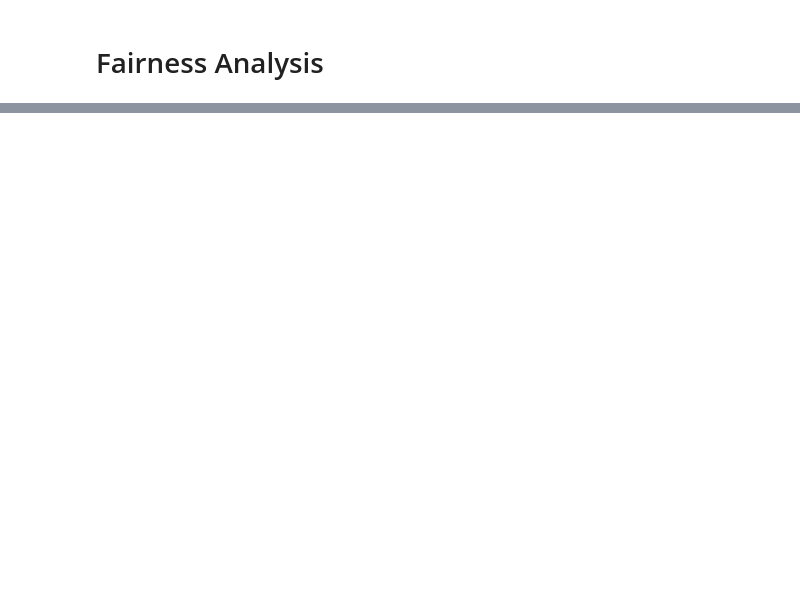
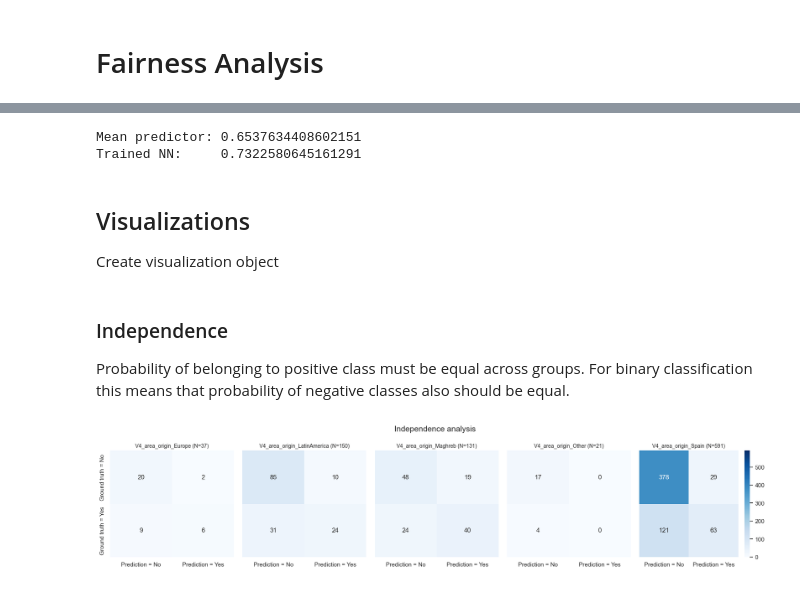
Before and after one commit to blclo/AlgorithmicFairness, a Jupyter notebook: src/evaluation/fairness_analysis.ipynb, the cells around one changed output, grey strips where cells are left out. Saved outputs shown, nothing was run; the diff lists cells and outputs as text; code cells hidden in the pictures; blank space fills up the shorter version.

Commit message:
fairness analysis script

```diff
--- a/src/evaluation/fairness_analysis.ipynb
+++ b/src/evaluation/fairness_analysis.ipynb
@@ -69,7 +31 @@ def load_model(experiment: dict):
-# %%
-biasAttribute = 'V4_area_origin'
-nrows, ncols, figsize = 2, 3, (20, 10)
-
-biasAttribute = 'V1_sex'
-nrows, ncols, figsize = 1, 2, (12, 4)
 # %% [markdown]
@@ -119,0 +82,29 @@ AutoEncoder(
+# %%
+mu      = experiment['data']['standardization']['mu']
+sigma   = experiment['data']['standardization']['sigma']
+
+sensitive_data = []
+preds, pred_probs, gt_labels, equals = [], [], [], []
+latent_test_representations = []
+
+with torch.no_grad():
+    for batch in tqdm.tqdm(iter(test_loader)):
+        inputs, labels = batch['data'].to(device), batch['label'].to(device)
+        sensitive_data.extend(batch['sensitive_data'])
+
+        # Standardize input
+        inputs = (inputs - mu) / sigma
+        # Get predictions
+        outputs = model(inputs)
+        y_pred = outputs['pred']
+        latent_test_representations.extend(outputs['z'])
+
+        # Store predictions
+        pred_probs.extend(y_pred)
+        preds.extend(y_pred >= 0.5)
+
+        # Store ground truth labels
+        gt_labels.extend(labels)
+
+preds, pred_probs, gt_labels = torch.stack(preds), torch.stack(pred_probs), torch.stack(gt_labels)
+latent_test_representations = torch.stack(latent_test_representations).cpu().numpy()
@@ -119,0 +118,22 @@ AutoEncoder(
+# %%
+print(f"Mean predictor: {1 - df['labels'].mean()}")
+print(f"Trained NN: \t{(df['labels'] == df['preds']).mean()}")
+# %% [output]
+Mean predictor: 0.6537634408602151
+Trained NN:     0.7322580645161291
+# %% [markdown]
+## Visualizations
+
+Create visualization object
+# %%
+viz = FairnessVisualizer(df, biasAttribute=biasAttribute)
+# %% [markdown]
+### Independence
+
+Probability of belonging to positive class must be equal across groups. For binary classification this means that probability of negative classes also should be equal.
+# %%
+fig, accs = viz.plot_confusion_matrices(1, 5, figsize=(18, 4))
+plt.tight_layout()
+plt.show()
+# %% [output]
+[figure, added]
```
Also changed, not shown: parts of 59 cells of this notebook, 4 other files.
